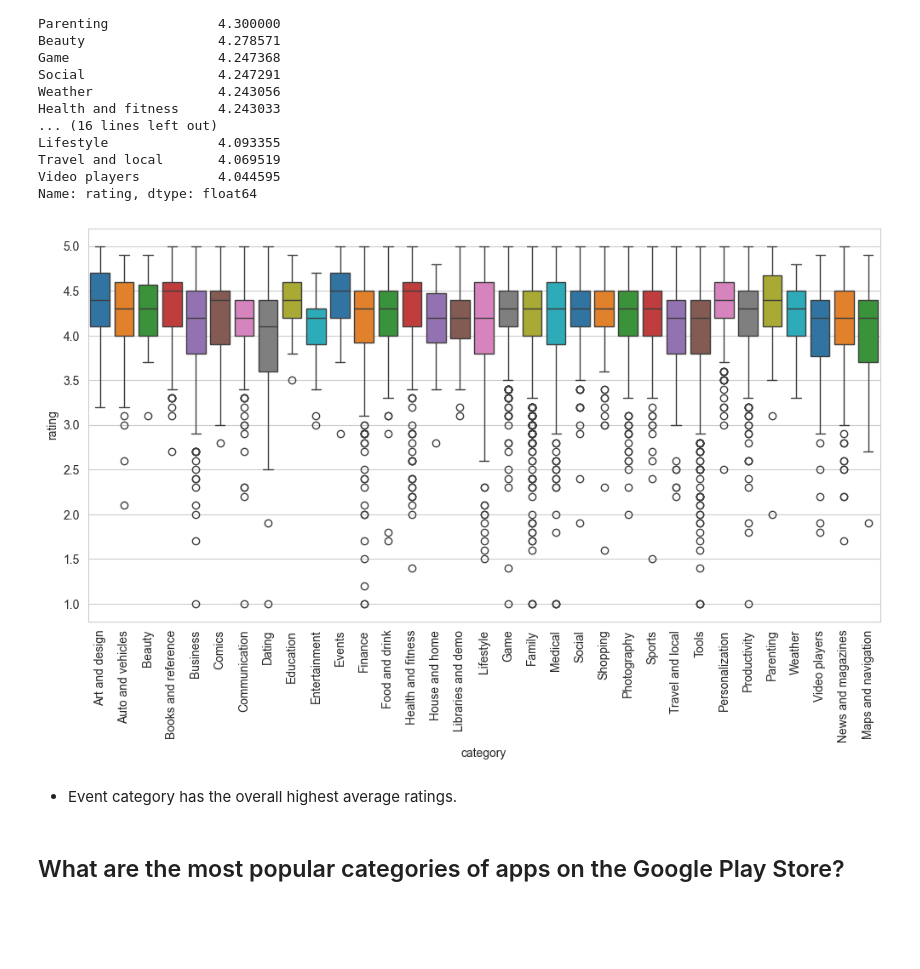
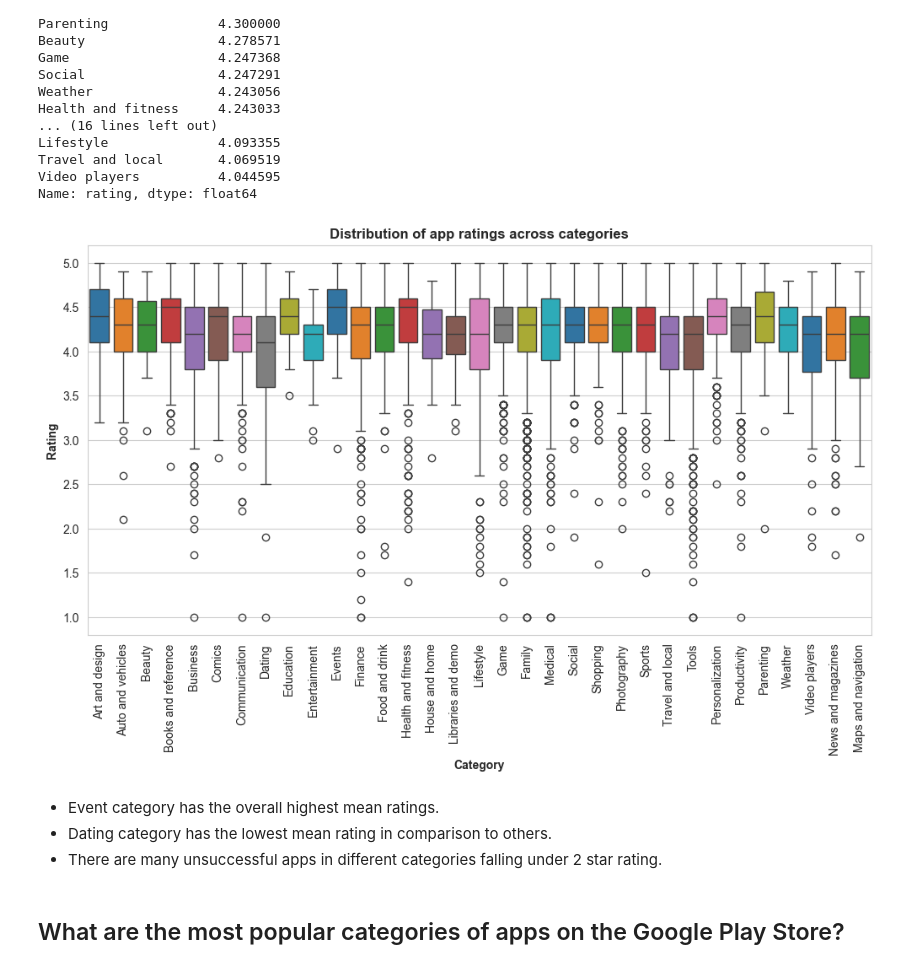
Before and after one commit to ali-bin-kashif/google-play-store-eda, a Jupyter notebook: google-play-store-eda.ipynb, the cells around one changed output. Cells and saved outputs as stored; diff of their text form; code cells hidden in the pictures; blank space fills up the shorter version.

Commit message:
Analyzed ratings,size,reviews,content rating etc.

```diff
--- a/google-play-store-eda.ipynb
+++ b/google-play-store-eda.ipynb
@@ -575,16 +576,19 @@ Name: rating, dtype: float64
 # %%
 
 columns = list(mean_ratings.index)
 # columns
 set_size_style(12,6,'whitegrid')
 ax = sns.boxplot(data=google_play_data, x='category', y='rating', hue='category', palette='tab10')
 ax.tick_params('x', rotation=90)
+customize_plot(ax, 'Distribution of app ratings across categories', 'Category', 'Rating', 12,10)
 
 plt.show()
 # %% [output]
-[figure, old version]
+[figure, new version]
-# %% [markdown]
-- Event category has the overall highest average ratings.
+# %% [markdown]
+- Event category has the overall highest mean ratings.
+- Dating category has the lowest mean rating in comparison to others.
+- There are many unsuccessful apps in different categories falling under 2 star rating.
 # %% [markdown]
 ## What are the most popular categories of apps on the Google Play Store?
 # %%
```
Also changed, not shown: parts of 47 cells of this notebook.
